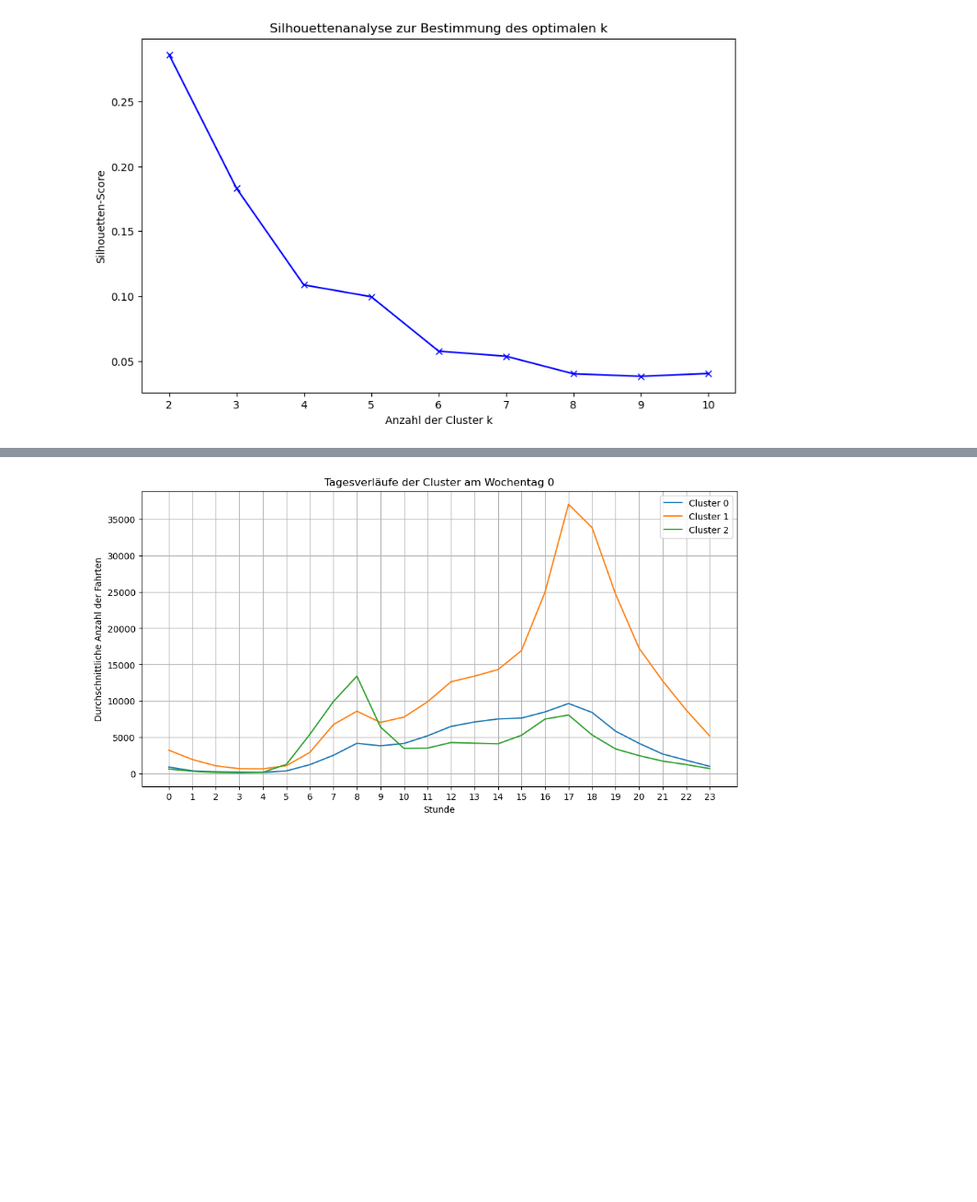
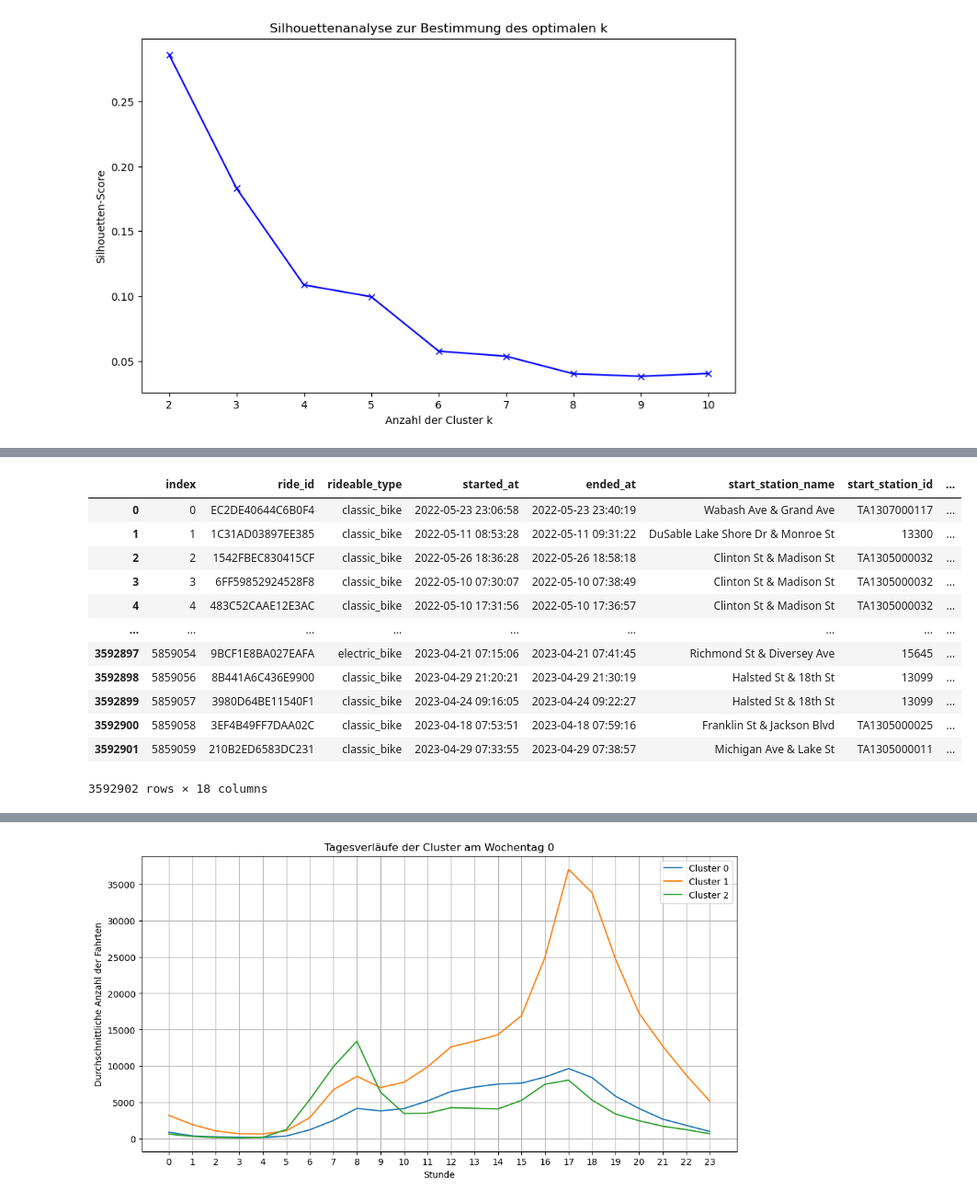
Before and after one commit to MariusRemmlinger/master_thesis, a Jupyter notebook: cluster_pipeline.ipynb, the cells around one changed output, grey strips where cells are left out. Shown at 92% size. Saved outputs shown, nothing was run; the diff lists cells and outputs as text; code cells hidden in the pictures; blank space fills up the shorter version.

```diff
--- a/cluster_pipeline.ipynb
+++ b/cluster_pipeline.ipynb
@@ -241,6 +241,22 @@ for lat, lon, cluster in zip(unique_stations['end_lat'], unique_stations['end_ln
 map_clusters
 # %% [output]
 [interactive output not drawn]
+# %%
+df
+# %% [output]
+|  | index | ride_id | rideable_type | started_at | ended_at | start_station_name | start_station_id | ... |
+| 0 | 0 | EC2DE40644C6B0F4 | classic_bike | 2022-05-23 23:06:58 | 2022-05-23 23:40:19 | Wabash Ave & Grand Ave | TA1307000117 | ... |
+| 1 | 1 | 1C31AD03897EE385 | classic_bike | 2022-05-11 08:53:28 | 2022-05-11 09:31:22 | DuSable Lake Shore Dr & Monroe St | 13300 | ... |
+| 2 | 2 | 1542FBEC830415CF | classic_bike | 2022-05-26 18:36:28 | 2022-05-26 18:58:18 | Clinton St & Madison St | TA1305000032 | ... |
+| 3 | 3 | 6FF59852924528F8 | classic_bike | 2022-05-10 07:30:07 | 2022-05-10 07:38:49 | Clinton St & Madison St | TA1305000032 | ... |
+| 4 | 4 | 483C52CAAE12E3AC | classic_bike | 2022-05-10 17:31:56 | 2022-05-10 17:36:57 | Clinton St & Madison St | TA1305000032 | ... |
+| ... | ... | ... | ... | ... | ... | ... | ... | ... |
+| 3592897 | 5859054 | 9BCF1E8BA027EAFA | electric_bike | 2023-04-21 07:15:06 | 2023-04-21 07:41:45 | Richmond St & Diversey Ave | 15645 | ... |
+| 3592898 | 5859056 | 8B441A6C436E9900 | classic_bike | 2023-04-29 21:20:21 | 2023-04-29 21:30:19 | Halsted St & 18th St | 13099 | ... |
+| 3592899 | 5859057 | 3980D64BE11540F1 | classic_bike | 2023-04-24 09:16:05 | 2023-04-24 09:22:27 | Halsted St & 18th St | 13099 | ... |
+| 3592900 | 5859058 | 3EF4B49FF7DAA02C | classic_bike | 2023-04-18 07:53:51 | 2023-04-18 07:59:16 | Franklin St & Jackson Blvd | TA1305000025 | ... |
+| 3592901 | 5859059 | 210B2ED6583DC231 | classic_bike | 2023-04-29 07:33:55 | 2023-04-29 07:38:57 | Michigan Ave & Lake St | TA1305000011 | ... |
+3592902 rows × 18 columns
 # %%
 df['ended_at'] = pd.to_datetime(df['ended_at'])
 df['hour'] = df['ended_at'].dt.hour
```
Also changed, not shown: parts of 3 cells of this notebook, 1 other file.
